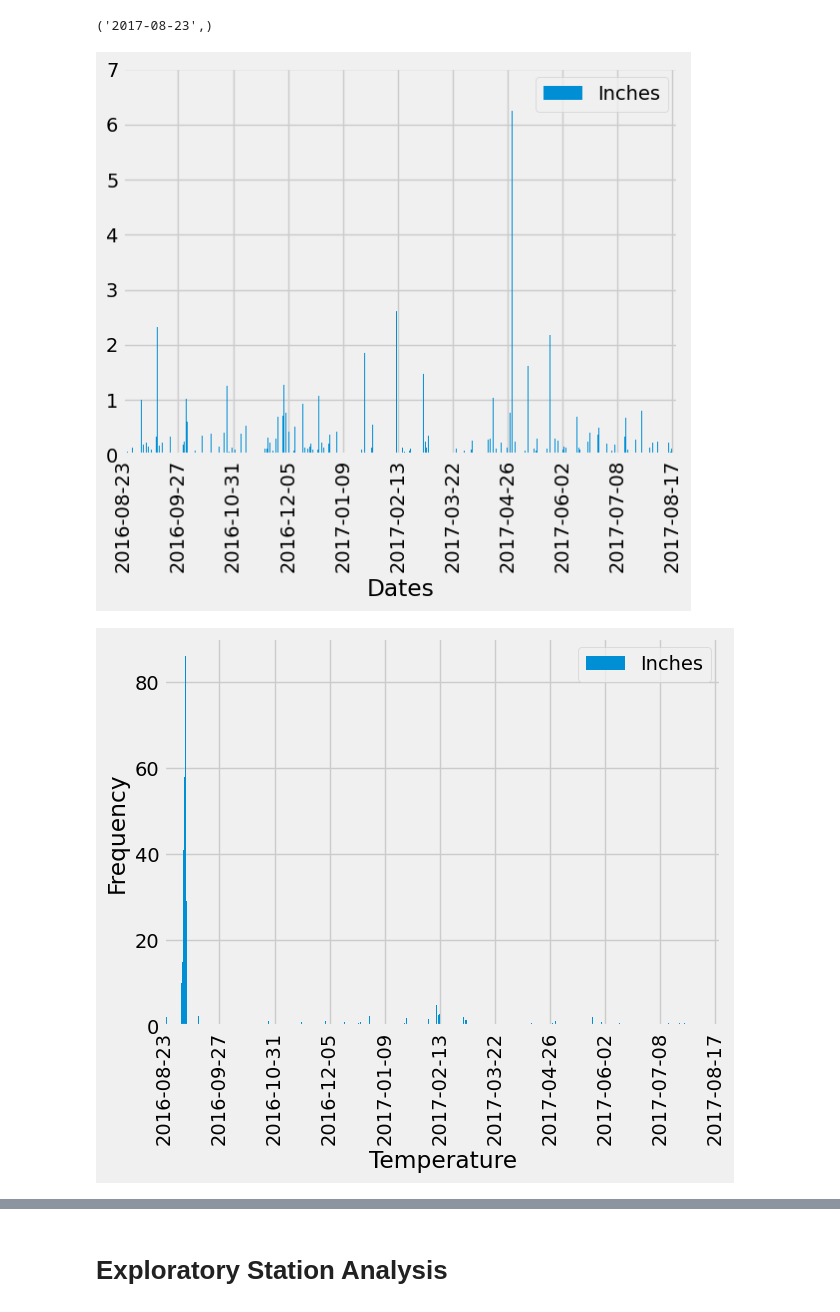
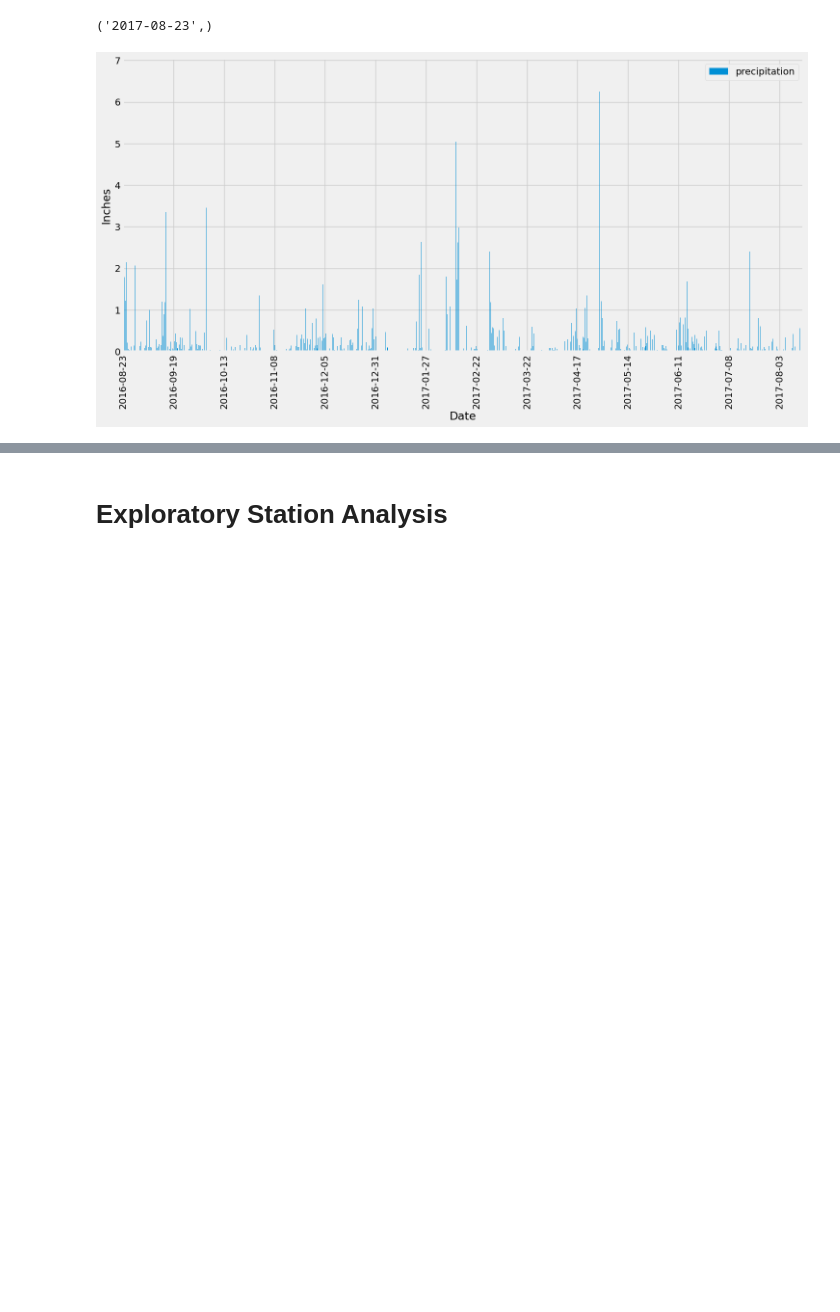
Before and after one commit to eliu14/sqlalchemy-challenge, a Jupyter notebook: SurfsUp/climate.ipynb, the cells around one changed output, grey strips where cells are left out. Cells and saved outputs as stored; diff of their text form; code cells hidden in the pictures; blank space fills up the shorter version.

Commit message:
Finalizing precipitation analysis chart

```diff
--- a/SurfsUp/climate.ipynb
+++ b/SurfsUp/climate.ipynb
@@ -47,25 +47,25 @@ recent_date
 # %%
 # Design a query to retrieve the last 12 months of precipitation data and plot the results.
 # Starting from the most recent data point in the database.
 recent_date_point = dt.datetime.strptime(recent_date[0], '%Y-%m-%d')
 # Calculate the date one year from the last date in data set.
 one_year_date = recent_date_point - dt.timedelta(days=366)
 
 # Perform a query to retrieve the data and precipitation scores
 results = session.query(Measurement.date, Measurement.prcp).\
     filter(Measurement.date >= one_year_date).\
     filter(Measurement.prcp >= 0).all()
 # Save the query results as a Pandas DataFrame. Explicitly set the column names
-df = pd.DataFrame(results, columns=['Dates', 'Inches'])
-df.set_index('Dates', inplace=True)
+df = pd.DataFrame(results, columns=['Dates', 'precipitation'])
 #Sort the dataframe by date
-new_df = df.sort_index()
-new_df
+sort_by_date_df = df.sort_values(by=['Dates'])
+new_df = sort_by_date_df.set_index('Dates')
 # Use Pandas Plotting with Matplotlib to plot the data
-new_df.plot.bar()
-pos = np.arange(len(new_df['Inches']))
-plt.xticks(pos[::200], new_df.index.values[::200], rotation=90)
+figure1 = new_df.plot(kind="bar",figsize=(15,8), xlabel="Date", ylabel="Inches")
+xticklabels = new_df.index
+xtickindex = np.arange(len(new_df.index))
+figure1.set_xticks(xtickindex[::150],xticklabels[::150],rotation=90)
+plt.tight_layout()
 plt.show()
 # %% [output]
-[figure, old version]
+[figure, new version]
-[figure, removed]
```
Also changed, not shown: parts of 2 cells of this notebook.
